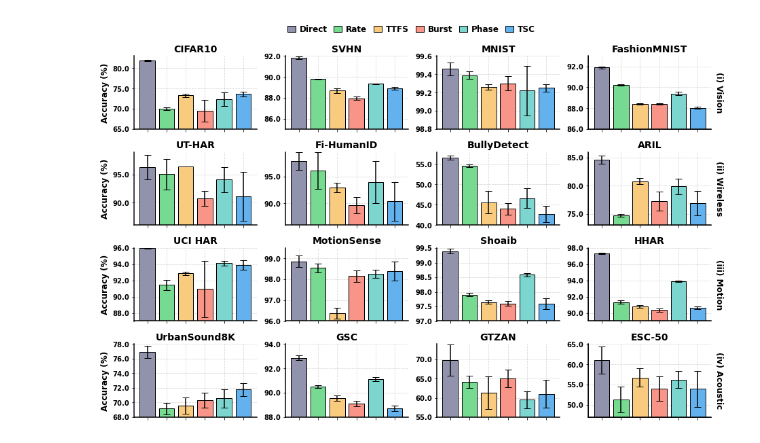
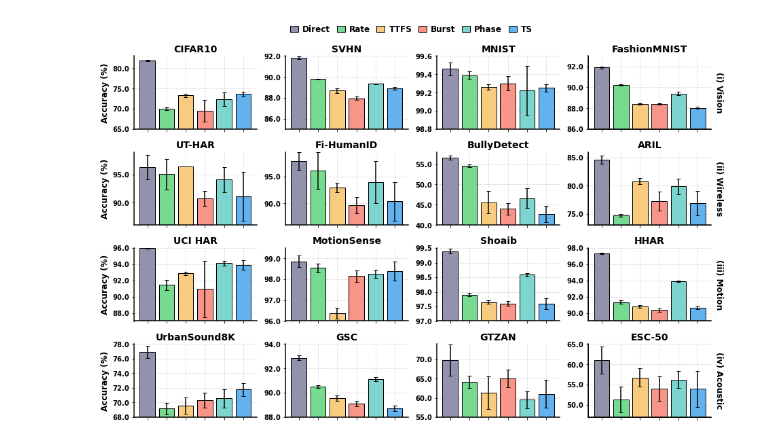
Before and after one commit to yudi-mars/Soul, a Jupyter notebook: demo/EDA_benchmarking.ipynb, the cells around one changed output. Saved outputs shown, nothing was run; the diff lists cells and outputs as text; code cells hidden in the pictures.

```diff
--- a/demo/EDA_benchmarking.ipynb
+++ b/demo/EDA_benchmarking.ipynb
@@ -270,6 +704,6 @@ plt.show()
 # %%
 fig, axs = plt.subplots(4, 4, figsize=(13, 8))
-categories = ['Direct', 'Rate', 'TTFS', 'Burst', 'Phase', 'TSC']
+categories = ['Direct', 'Rate', 'TTFS', 'Burst', 'Phase', 'TS']
 x = np.arange(len(categories))
 
 modalities = ['(i) Vision', '(ii) Wireless', '(iii) Motion', '(iv) Acoustic']
@@ -333,7 +767,7 @@ axs[0][0].set_ylim(65, 83)
 for i in x:
     axs[0][0].bar(
         i, values[i],
-        yerr=errors[i], capsize=5,
+        yerr=errors[i], capsize=3,
         color=colors[i], label=categories[i],
         edgecolor='black', zorder=2)
 
@@ -344,7 +778,7 @@ axs[0][1].set_ylim(85, 92)
 for i in x:
     axs[0][1].bar(
         i, values[i],
-        yerr=errors[i], capsize=5,
+        yerr=errors[i], capsize=3,
         color=colors[i],
         edgecolor='black', zorder=2)
 
@@ -355,7 +789,7 @@ axs[0][2].set_ylim(98.8, 99.6)
 for i in x:
     axs[0][2].bar(
         i, values[i],
-        yerr=errors[i], capsize=5,
+        yerr=errors[i], capsize=3,
         color=colors[i],
         edgecolor='black', zorder=2)
 
@@ -366,7 +800,7 @@ axs[0][3].set_ylim(86, 93)
 for i in x:
     axs[0][3].bar(
         i, values[i],
-        yerr=errors[i], capsize=5,
+        yerr=errors[i], capsize=3,
         color=colors[i],
         edgecolor='black', zorder=2)
 
@@ -377,7 +811,7 @@ axs[1][0].set_ylim(86, 99)
 for i in x:
     axs[1][0].bar(
         i, values[i],
-        yerr=errors[i], capsize=5,
+        yerr=errors[i], capsize=3,
         color=colors[i],
         edgecolor='black', zorder=2)
 
@@ -388,7 +822,7 @@ axs[1][1].set_ylim(86, 99.5)
 for i in x:
     axs[1][1].bar(
         i, values[i],
-        yerr=errors[i], capsize=5,
+        yerr=errors[i], capsize=3,
         color=colors[i],
         edgecolor='black', zorder=2)
 
@@ -399,7 +833,7 @@ axs[1][2].set_ylim(40, 58)
 for i in x:
     axs[1][2].bar(
         i, values[i],
-        yerr=errors[i], capsize=5,
+        yerr=errors[i], capsize=3,
         color=colors[i],
         edgecolor='black', zorder=2)
 
@@ -410,7 +844,7 @@ axs[1][3].set_ylim(73, 86)
 for i in x:
     axs[1][3].bar(
         i, values[i],
-        yerr=errors[i], capsize=5,
+        yerr=errors[i], capsize=3,
         color=colors[i],
         edgecolor='black', zorder=2)
 
@@ -421,7 +855,7 @@ axs[2][0].set_ylim(87, 96)
 for i in x:
     axs[2][0].bar(
         i, values[i],
-        yerr=errors[i], capsize=5,
+        yerr=errors[i], capsize=3,
         color=colors[i],
         edgecolor='black', zorder=2)
 
@@ -432,7 +866,7 @@ axs[2][1].set_ylim(96., 99.5)
 for i in x:
     axs[2][1].bar(
         i, values[i],
-        yerr=errors[i], capsize=5,
+        yerr=errors[i], capsize=3,
         color=colors[i],
         edgecolor='black', zorder=2)
 
@@ -443,7 +877,7 @@ axs[2][2].set_ylim(97, 99.5)
 for i in x:
     axs[2][2].bar(
         i, values[i],
-        yerr=errors[i], capsize=5,
+        yerr=errors[i], capsize=3,
         color=colors[i],
         edgecolor='black', zorder=2)
 
@@ -454,7 +888,7 @@ axs[2][3].set_ylim(89, 98)
 for i in x:
     axs[2][3].bar(
         i, values[i],
-        yerr=errors[i], capsize=5,
+        yerr=errors[i], capsize=3,
         color=colors[i],
         edgecolor='black', zorder=2)
 
@@ -466,7 +900,7 @@ axs[3][0].set_ylim(68, 78)
 for i in x:
     axs[3][0].bar(
         i, values[i],
-        yerr=errors[i], capsize=5,
+        yerr=errors[i], capsize=3,
         color=colors[i],
         edgecolor='black', zorder=2)
 
@@ -477,7 +911,7 @@ axs[3][1].set_ylim(88, 94)
 for i in x:
     axs[3][1].bar(
         i, values[i],
-        yerr=errors[i], capsize=5,
+        yerr=errors[i], capsize=3,
         color=colors[i],
         edgecolor='black', zorder=2)
 
@@ -488,37 +922,37 @@ axs[3][2].set_ylim(55, 74)
 for i in x:
     axs[3][2].bar(
         i, values[i],
-        yerr=errors[i], capsize=5,
+        yerr=errors[i], capsize=3,
         color=colors[i],
         edgecolor='black', zorder=2)
 
 # ESC:  'Direct', 'Rate', 'TTFS', 'Burst', 'Phase', 'TSC'
 values = [61, 51.33, 56.75, 54, 56.25, 53.92]
 errors = [3.36, 3.22, 2.29, 3.04, 2.14, 4.50]
 axs[3][3].set_ylim(47, 65)
 for i in x:
     axs[3][3].bar(
         i, values[i],
-        yerr=errors[i], capsize=5,
+        yerr=errors[i], capsize=3,
         color=colors[i],
         edgecolor='black', zorder=2)
 
 fig.legend(
     categories,
     loc='upper center',
     bbox_to_anchor=(0.5, 1.05),
     ncol=len(categories),
     handlelength=1,
     handletextpad=0.5,
     columnspacing=.8,
     prop={'weight': 'bold', 'size': 12},
     frameon=False,
 )
 fig.tight_layout()
 plt.savefig('./cmp-encoding-sensing.pdf', dpi=300, bbox_inches="tight")
 plt.show()
 # %% [output]
-[figure, old version]
+[figure, new version]
 # %%
 fig, axs = plt.subplots(5, 4, figsize=(13, 10.5))
 colors = ['#76da91', '#9192ab', '#c82d31', '#f8cb7f', '#f89588', '#7cd6cf', '#63b2ee']
```
Also changed, not shown: parts of 11 cells of this notebook, 10 other files.
